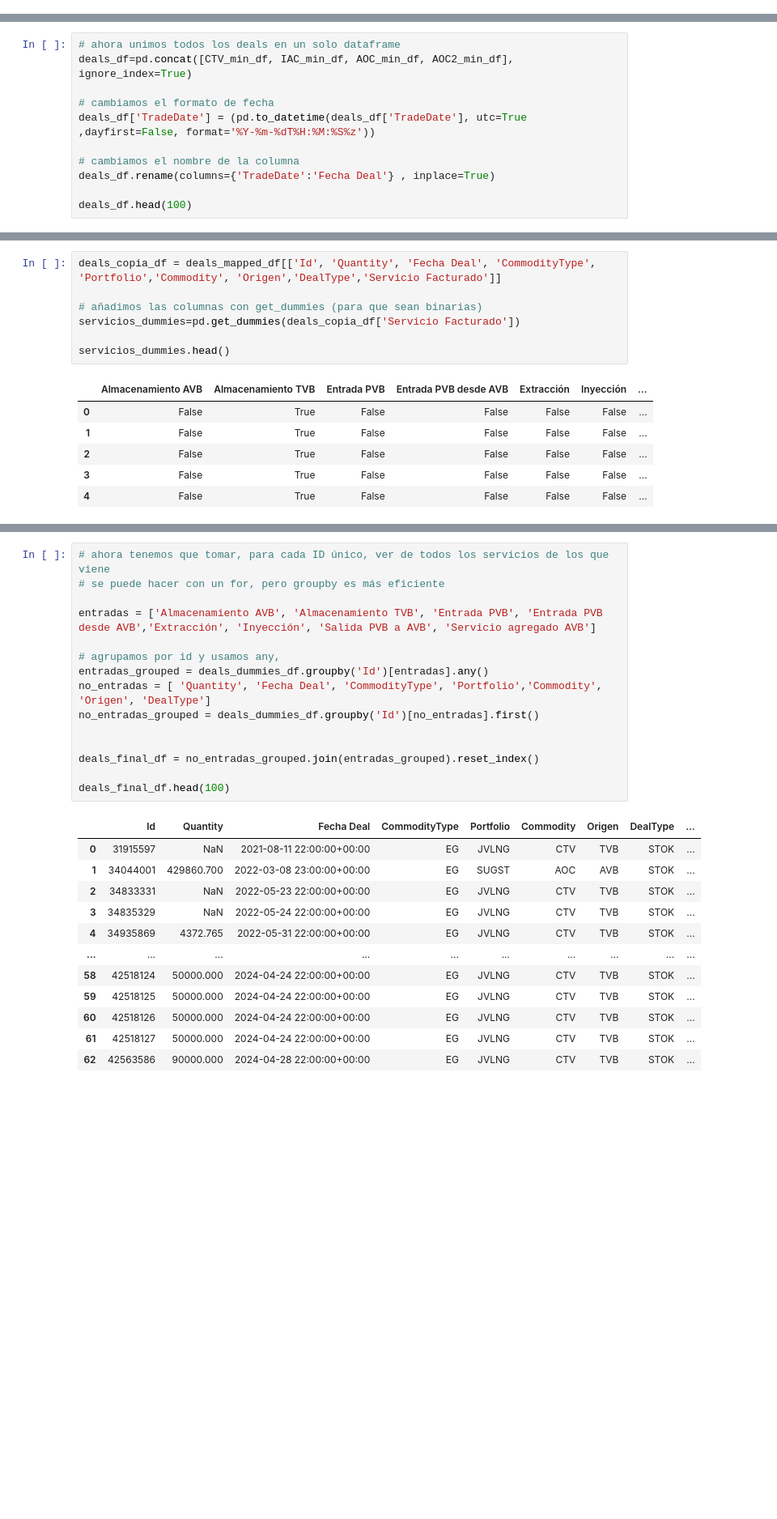
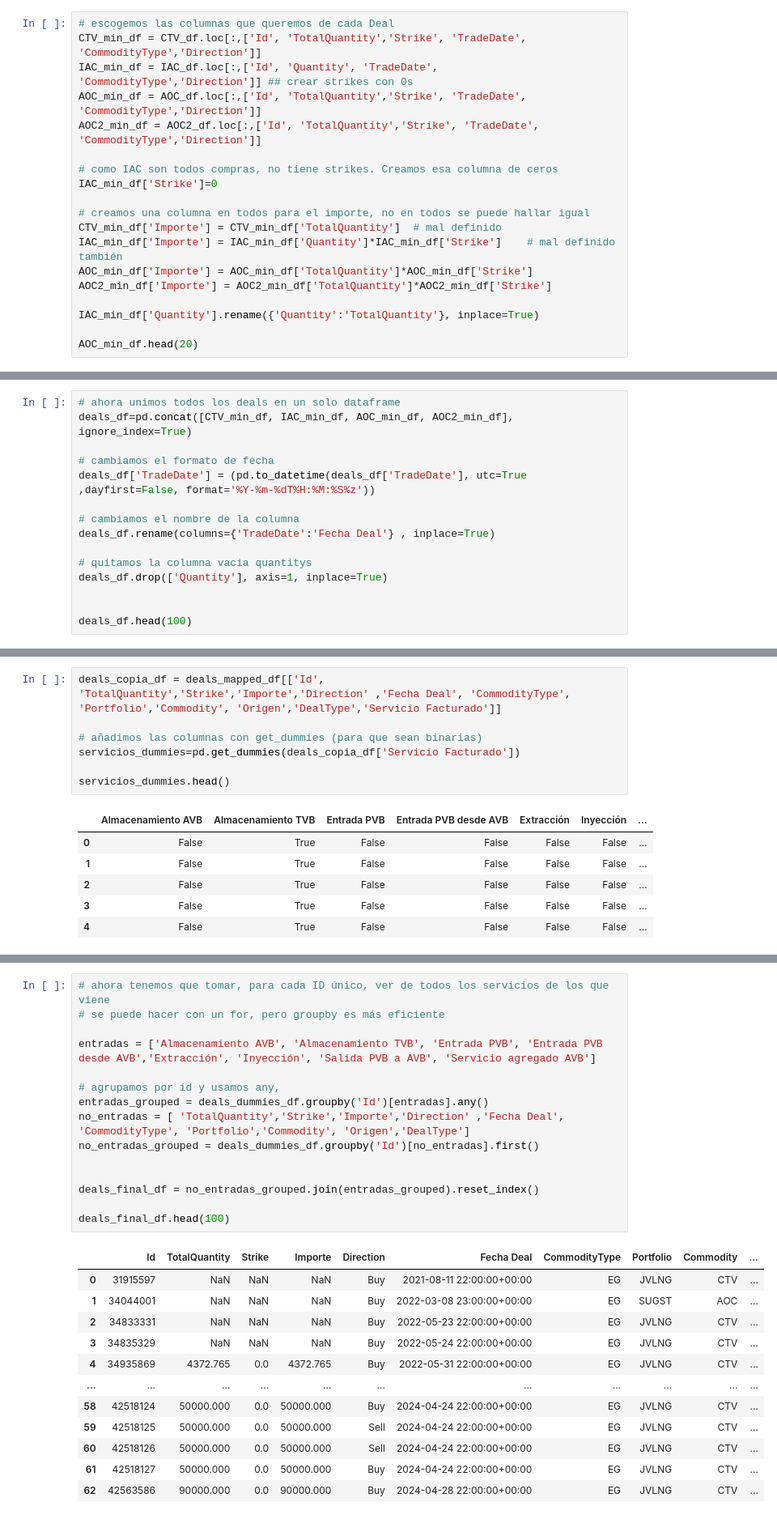
Before and after one commit to kikekzm/Data-Projects, a Jupyter notebook: ENGIE-Caso/Caso_Engie.ipynb, the cells around one changed output, grey strips where cells are left out. Shown: that part at 81% size. Saved outputs shown, nothing was run; the diff lists cells and outputs as text; blank space fills up the shorter version.

Commit message:
comparar con facturas

```diff
--- a/ENGIE-Caso/Caso_Engie.ipynb
+++ b/ENGIE-Caso/Caso_Engie.ipynb
@@ -115,0 +100,19 @@ AOC2_min_df = AOC2_df.loc[:,['Id', 'Quantity', 'TradeDate', 'CommodityType']]
+# %%
+# escogemos las columnas que queremos de cada Deal
+CTV_min_df = CTV_df.loc[:,['Id', 'TotalQuantity','Strike', 'TradeDate', 'CommodityType','Direction']]
+IAC_min_df = IAC_df.loc[:,['Id', 'Quantity', 'TradeDate', 'CommodityType','Direction']] ## crear strikes con 0s
+AOC_min_df = AOC_df.loc[:,['Id', 'TotalQuantity','Strike', 'TradeDate', 'CommodityType','Direction']]
+AOC2_min_df = AOC2_df.loc[:,['Id', 'TotalQuantity','Strike', 'TradeDate', 'CommodityType','Direction']]
+
+# como IAC son todos compras, no tiene strikes. Creamos esa columna de ceros
+IAC_min_df['Strike']=0
+
+# creamos una columna en todos para el importe, no en todos se puede hallar igual
+CTV_min_df['Importe'] = CTV_min_df['TotalQuantity']  # mal definido
+IAC_min_df['Importe'] = IAC_min_df['Quantity']*IAC_min_df['Strike']    # mal definido también
+AOC_min_df['Importe'] = AOC_min_df['TotalQuantity']*AOC_min_df['Strike']
+AOC2_min_df['Importe'] = AOC2_min_df['TotalQuantity']*AOC2_min_df['Strike']
+
+IAC_min_df['Quantity'].rename({'Quantity':'TotalQuantity'}, inplace=True)
+
+AOC_min_df.head(20)
@@ -159,5 +170,9 @@ deals_df['TradeDate'] = (pd.to_datetime(deals_df['TradeDate'], utc=True ,dayfirs
 # cambiamos el nombre de la columna
 deals_df.rename(columns={'TradeDate':'Fecha Deal'} , inplace=True)
 
+# quitamos la columna vacia quantitys
+deals_df.drop(['Quantity'], axis=1, inplace=True)
+
+
 deals_df.head(100)
 # %% [output]
@@ -208,7 +222,7 @@ deals añadidos: 95
 #### Problemas del merge
 Para un mismo ID de un Deal, vemos que puede provenir de diferentes servicios facturados. Hacemos un nuevo dataframe con una columna para cada tipo de servicio facturado. Esto solo tiene sentido porque sabemos que no hay muchos tipos de servicios facturados.
 # %%
-deals_copia_df = deals_mapped_df[['Id', 'Quantity', 'Fecha Deal', 'CommodityType', 'Portfolio','Commodity', 'Origen','DealType','Servicio Facturado']]
+deals_copia_df = deals_mapped_df[['Id', 'TotalQuantity','Strike','Importe','Direction' ,'Fecha Deal', 'CommodityType', 'Portfolio','Commodity', 'Origen','DealType','Servicio Facturado']]
 
 # añadimos las columnas con get_dummies (para que sean binarias)
 servicios_dummies=pd.get_dummies(deals_copia_df['Servicio Facturado'])
@@ -244,28 +258,28 @@ deals_dummies_df.head(100)
 # %%
 # ahora tenemos que tomar, para cada ID único, ver de todos los servicios de los que viene
 # se puede hacer con un for, pero groupby es más eficiente
 
 entradas = ['Almacenamiento AVB', 'Almacenamiento TVB', 'Entrada PVB', 'Entrada PVB desde AVB','Extracción', 'Inyección', 'Salida PVB a AVB', 'Servicio agregado AVB']
 
 # agrupamos por id y usamos any,
 entradas_grouped = deals_dummies_df.groupby('Id')[entradas].any()
-no_entradas = [ 'Quantity', 'Fecha Deal', 'CommodityType', 'Portfolio','Commodity', 'Origen', 'DealType']
+no_entradas = [ 'TotalQuantity','Strike','Importe','Direction' ,'Fecha Deal', 'CommodityType', 'Portfolio','Commodity', 'Origen','DealType']
 no_entradas_grouped = deals_dummies_df.groupby('Id')[no_entradas].first()
 
 
 deals_final_df = no_entradas_grouped.join(entradas_grouped).reset_index()
 
 deals_final_df.head(100)
 # %% [output]
-|  | Id | Quantity | Fecha Deal | CommodityType | Portfolio | Commodity | Origen | DealType | ... |
-| 0 | 31915597 | NaN | 2021-08-11 22:00:00+00:00 | EG | JVLNG | CTV | TVB | STOK | ... |
-| 1 | 34044001 | 429860.700 | 2022-03-08 23:00:00+00:00 | EG | SUGST | AOC | AVB | STOK | ... |
-| 2 | 34833331 | NaN | 2022-05-23 22:00:00+00:00 | EG | JVLNG | CTV | TVB | STOK | ... |
-| 3 | 34835329 | NaN | 2022-05-24 22:00:00+00:00 | EG | JVLNG | CTV | TVB | STOK | ... |
-| 4 | 34935869 | 4372.765 | 2022-05-31 22:00:00+00:00 | EG | JVLNG | CTV | TVB | STOK | ... |
-| ... | ... | ... | ... | ... | ... | ... | ... | ... | ... |
-| 58 | 42518124 | 50000.000 | 2024-04-24 22:00:00+00:00 | EG | JVLNG | CTV | TVB | STOK | ... |
-| 59 | 42518125 | 50000.000 | 2024-04-24 22:00:00+00:00 | EG | JVLNG | CTV | TVB | STOK | ... |
-| 60 | 42518126 | 50000.000 | 2024-04-24 22:00:00+00:00 | EG | JVLNG | CTV | TVB | STOK | ... |
-| 61 | 42518127 | 50000.000 | 2024-04-24 22:00:00+00:00 | EG | JVLNG | CTV | TVB | STOK | ... |
-| 62 | 42563586 | 90000.000 | 2024-04-28 22:00:00+00:00 | EG | JVLNG | CTV | TVB | STOK | ... |
+|  | Id | TotalQuantity | Strike | Importe | Direction | Fecha Deal | CommodityType | Portfolio | Commodity | ... |
+| 0 | 31915597 | NaN | NaN | NaN | Buy | 2021-08-11 22:00:00+00:00 | EG | JVLNG | CTV | ... |
+| 1 | 34044001 | NaN | NaN | NaN | Buy | 2022-03-08 23:00:00+00:00 | EG | SUGST | AOC | ... |
+| 2 | 34833331 | NaN | NaN | NaN | Buy | 2022-05-23 22:00:00+00:00 | EG | JVLNG | CTV | ... |
+| 3 | 34835329 | NaN | NaN | NaN | Buy | 2022-05-24 22:00:00+00:00 | EG | JVLNG | CTV | ... |
+| 4 | 34935869 | 4372.765 | 0.0 | 4372.765 | Buy | 2022-05-31 22:00:00+00:00 | EG | JVLNG | CTV | ... |
+| ... | ... | ... | ... | ... | ... | ... | ... | ... | ... | ... |
+| 58 | 42518124 | 50000.000 | 0.0 | 50000.000 | Buy | 2024-04-24 22:00:00+00:00 | EG | JVLNG | CTV | ... |
+| 59 | 42518125 | 50000.000 | 0.0 | 50000.000 | Sell | 2024-04-24 22:00:00+00:00 | EG | JVLNG | CTV | ... |
+| 60 | 42518126 | 50000.000 | 0.0 | 50000.000 | Sell | 2024-04-24 22:00:00+00:00 | EG | JVLNG | CTV | ... |
+| 61 | 42518127 | 50000.000 | 0.0 | 50000.000 | Buy | 2024-04-24 22:00:00+00:00 | EG | JVLNG | CTV | ... |
+| 62 | 42563586 | 90000.000 | 0.0 | 90000.000 | Buy | 2024-04-28 22:00:00+00:00 | EG | JVLNG | CTV | ... |
```
Also changed, not shown: parts of 19 cells of this notebook.
